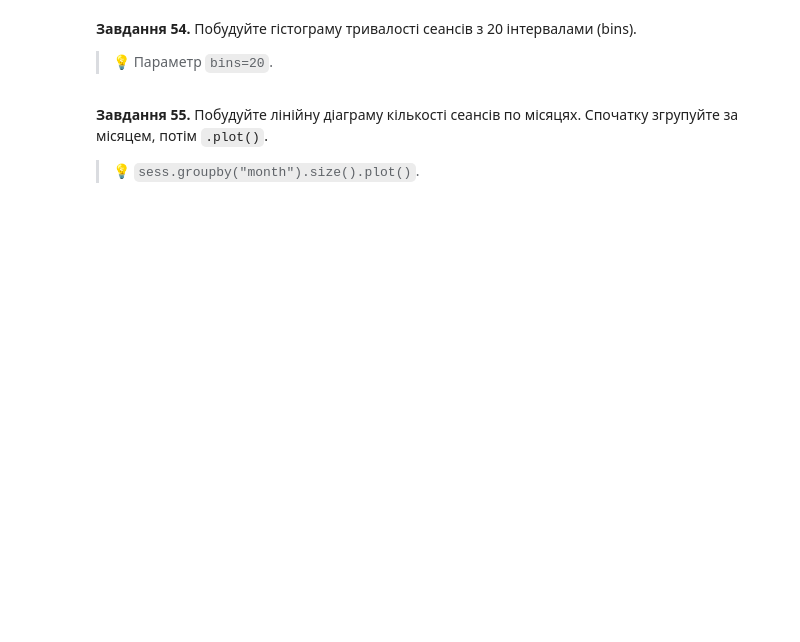
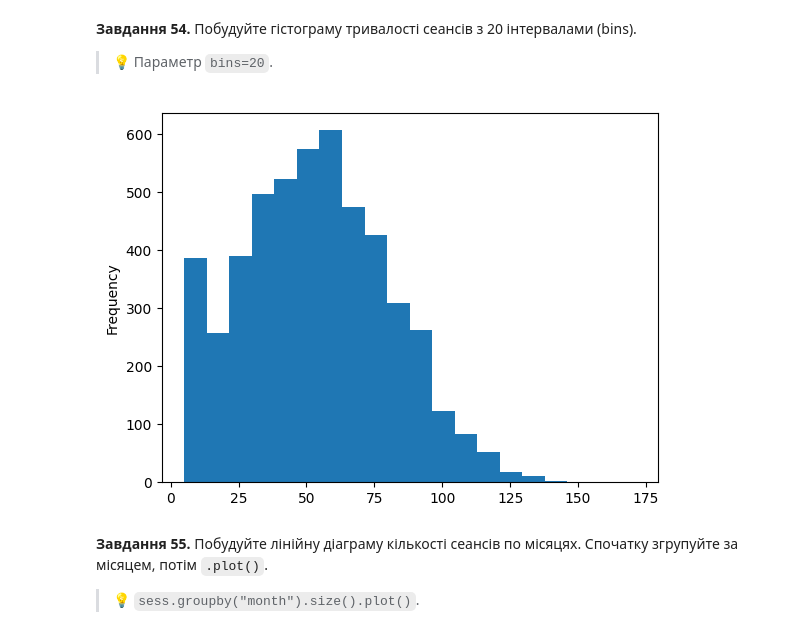
Before and after one commit to Olga-Lyt/DTA-2026, a Jupyter notebook: HW/pandas_viz_practice.ipynb, the cells around one changed output. Saved outputs shown, nothing was run; the diff lists cells and outputs as text; code cells hidden in the pictures; blank space fills up the shorter version.

```diff
--- a/HW/pandas_viz_practice.ipynb
+++ b/HW/pandas_viz_practice.ipynb
@@ -485,0 +484,3 @@ dtype: int64
+# %%
+sess['avg_rating_genre'] = sess.groupby('genre')['rating'].transform('mean')
+sess.head()
@@ -567,0 +686,4 @@ pd.pivot_table(df, index="country", columns="plan", values="age", aggfunc="mean"
+# %%
+# Завдання 37:
+sess['month'] = sess['date'].dt.month
+sess.head()
@@ -573,0 +701,4 @@ pd.pivot_table(df, index="country", columns="plan", values="age", aggfunc="mean"
+# %%
+# Завдання 38:
+sess['weekday'] = sess['date'].dt.day_name()
+sess.head()
@@ -695,3 +960,9 @@ pandas вміє будувати швидкі графіки прямо з да
+# %%
+# Завдання 54:
+sess['duration_min'].plot(kind='hist', bins=20)
+plt.show()
+# %% [output]
+[figure, added]
 # %% [markdown]
 **Завдання 55.** Побудуйте лінійну діаграму кількості сеансів по місяцях. Спочатку згрупуйте за місяцем, потім `.plot()`.
 
```
Also changed, not shown: parts of 101 cells of this notebook.
